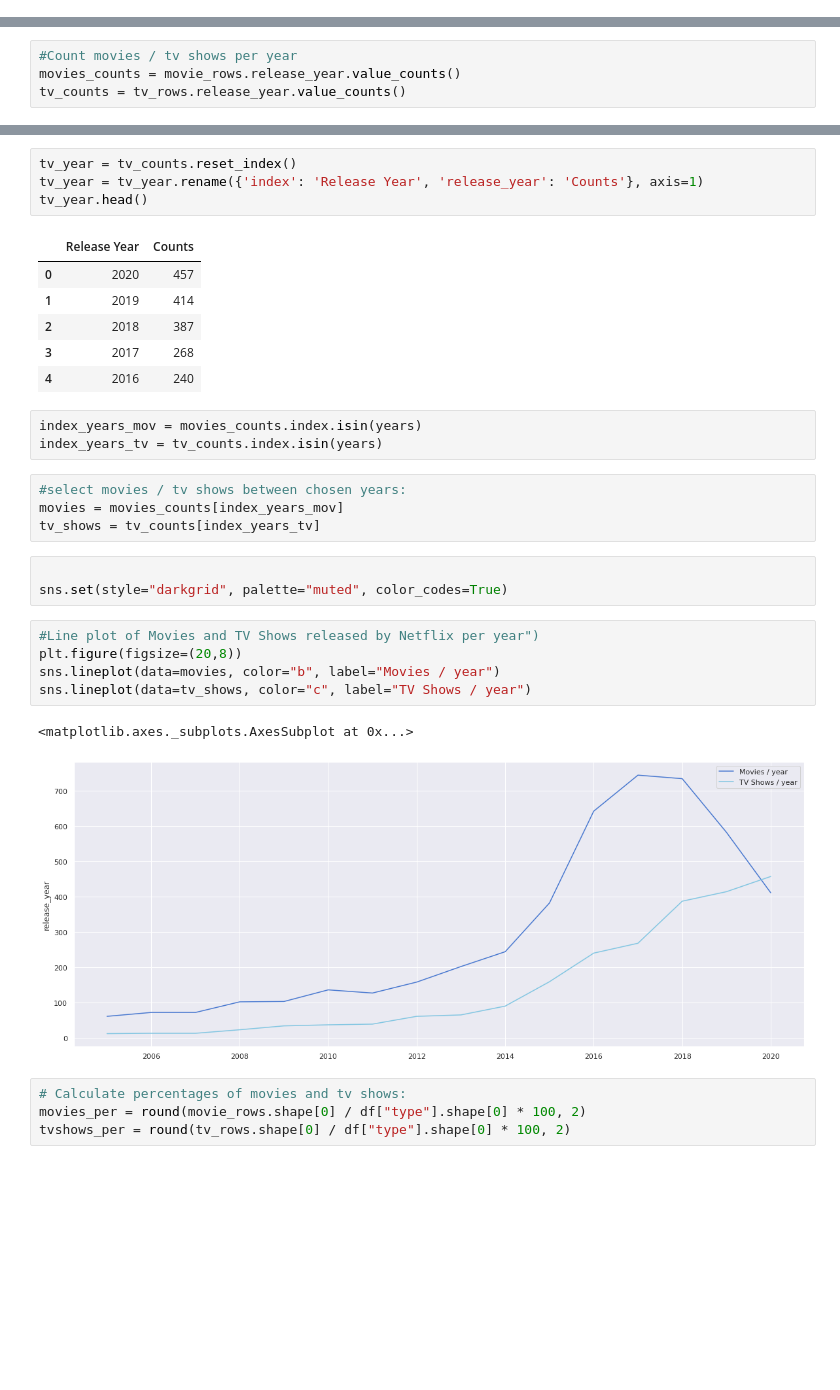
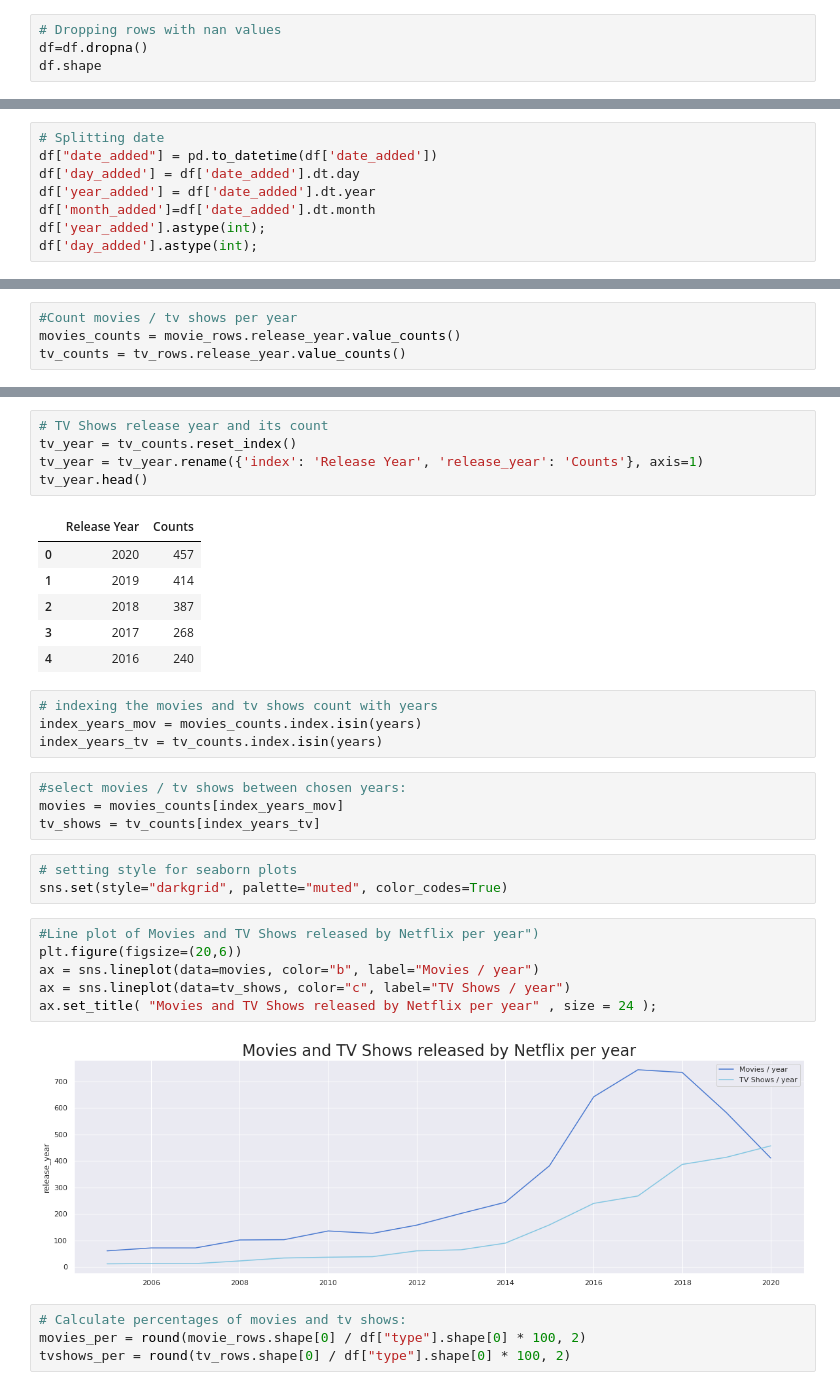
Before and after one commit to vivek16pawar/Netflix-Recomendation-System, a Jupyter notebook: NETFLIX_MOVIES_AND_TV_SHOWS_CLUSTERING.ipynb, the cells around one changed output, grey strips where cells are left out. Drawn from its saved outputs; the diff is of its cells as text; blank space fills up the shorter version.

```diff
--- a/NETFLIX_MOVIES_AND_TV_SHOWS_CLUSTERING.ipynb
+++ b/NETFLIX_MOVIES_AND_TV_SHOWS_CLUSTERING.ipynb
@@ -143,0 +154,4 @@ genres
+# %%
+# Dropping rows with nan values
+df=df.dropna()
+df.shape
@@ -143,0 +160,8 @@ genres
+# %%
+# Splitting date
+df["date_added"] = pd.to_datetime(df['date_added'])
+df['day_added'] = df['date_added'].dt.day
+df['year_added'] = df['date_added'].dt.year
+df['month_added']=df['date_added'].dt.month
+df['year_added'].astype(int);
+df['day_added'].astype(int);
@@ -209,6 +248,7 @@ movies_year.head()
 | 3 | 2019 | 582 |
 | 4 | 2020 | 411 |
 # %%
+# TV Shows release year and its count
 tv_year = tv_counts.reset_index()
 tv_year = tv_year.rename({'index': 'Release Year', 'release_year': 'Counts'}, axis=1)
 tv_year.head()
@@ -220,6 +260,7 @@ tv_year.head()
 | 3 | 2017 | 268 |
 | 4 | 2016 | 240 |
 # %%
+# indexing the movies and tv shows count with years
 index_years_mov = movies_counts.index.isin(years)
 index_years_tv = tv_counts.index.isin(years)
 # %%
@@ -227,16 +268,16 @@ index_years_tv = tv_counts.index.isin(years)
 movies = movies_counts[index_years_mov]
 tv_shows = tv_counts[index_years_tv]
 # %%
-
+# setting style for seaborn plots
 sns.set(style="darkgrid", palette="muted", color_codes=True)
 # %%
 #Line plot of Movies and TV Shows released by Netflix per year")
-plt.figure(figsize=(20,8))
-sns.lineplot(data=movies, color="b", label="Movies / year")
-sns.lineplot(data=tv_shows, color="c", label="TV Shows / year")
+plt.figure(figsize=(20,6))
+ax = sns.lineplot(data=movies, color="b", label="Movies / year")
+ax = sns.lineplot(data=tv_shows, color="c", label="TV Shows / year")
+ax.set_title( "Movies and TV Shows released by Netflix per year" , size = 24 );
 # %% [output]
-<matplotlib.axes._subplots.AxesSubplot at 0x...>
-[figure, old version]
+[figure, new version]
 # %%
 # Calculate percentages of movies and tv shows:
 movies_per = round(movie_rows.shape[0] / df["type"].shape[0] * 100, 2)
```
Also changed, not shown: parts of 54 cells of this notebook.
